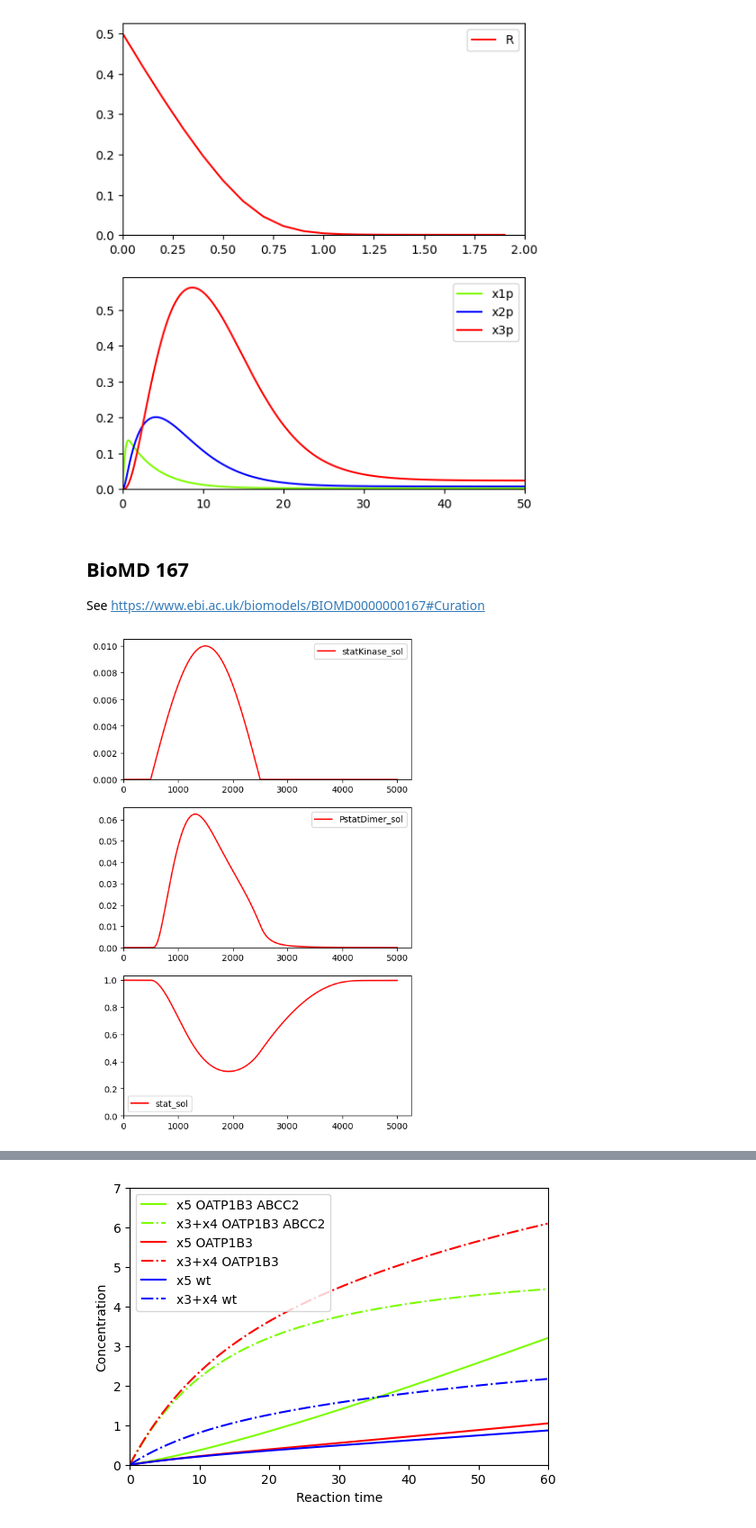
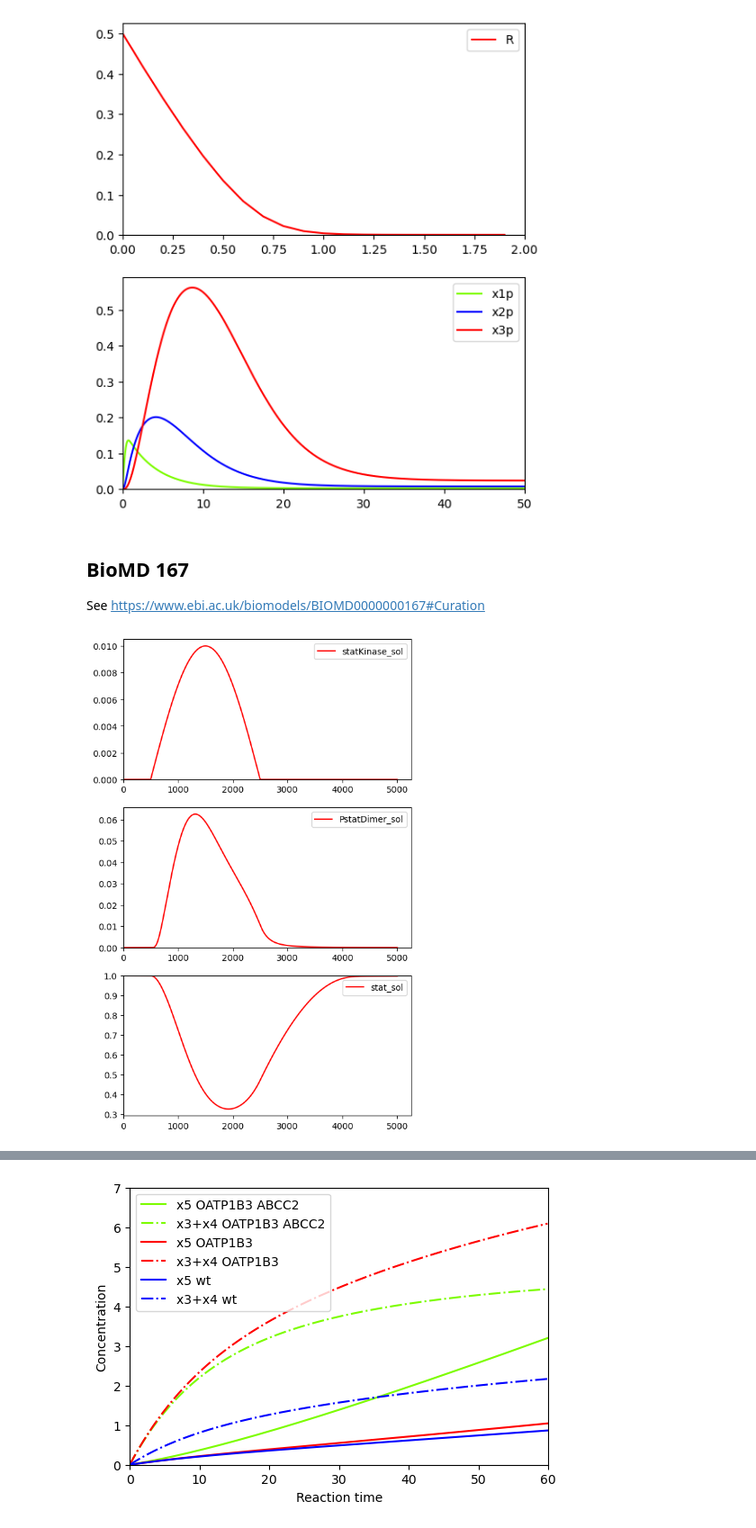
Before and after one commit to flowersteam/sbmltoodejax, a Jupyter notebook: docs/source/tutorials/biomodels_curation.ipynb, the cells around one changed output, grey strips where cells are left out. Shown at 90% size. Drawn from its saved outputs; the diff is of its cells as text; code cells hidden in the pictures.

```diff
--- a/docs/source/tutorials/biomodels_curation.ipynb
+++ b/docs/source/tutorials/biomodels_curation.ipynb
@@ -182,35 +184,38 @@ plt.show()
 # %% [markdown]
 ## BioMD 167
 
-See https://www.ebi.ac.uk/biomodels/BIOMD0000000167#Curation
+See [https://www.ebi.ac.uk/biomodels/BIOMD0000000167#Curation](https://www.ebi.ac.uk/biomodels/BIOMD0000000167#Curation)
 # %%
 # load and simulate model
 model, _, _, _ = load_biomodel(167)
 n_secs = 5000
 n_steps = int(n_secs / model.deltaT)
 ys, ws, ts = model(n_steps)
 
 # plot time course simulation as in original paper
 w_indexes = model.modelstepfunc.w_indexes
 y_indexes = model.modelstepfunc.y_indexes
 fig, ax = plt.subplots(3, 1, figsize=(6, 10))
 
 ax[0].plot(ts, ws[w_indexes["statKinase_sol"]]/14.625, color="red", label="statKinase_sol")
 ax[0].legend()
 
 ax[1].plot(ts, ys[y_indexes["PstatDimer_sol"]]/14.625, color="red", label="PstatDimer_sol")
 ax[1].legend()
 
 ax[2].plot(ts, ys[y_indexes["stat_sol"]]/14.625, color="red", label="stat_sol")
 ax[2].legend()
 
 for i in range(3):
     ax[i].set_xlim(left=0)
-    ax[i].set_ylim(bottom=0)
+    if i<2:
+        ax[i].set_ylim(bottom=0)
+    else:
+        ax[i].set_ylim(top=1)
 
 plt.show()
 # %% [output]
-[figure, old version]
+[figure, new version]
 # %% [markdown]
 ## BioMD 197
 
```
Also changed, not shown: parts of 16 cells of this notebook, 1 other file.
